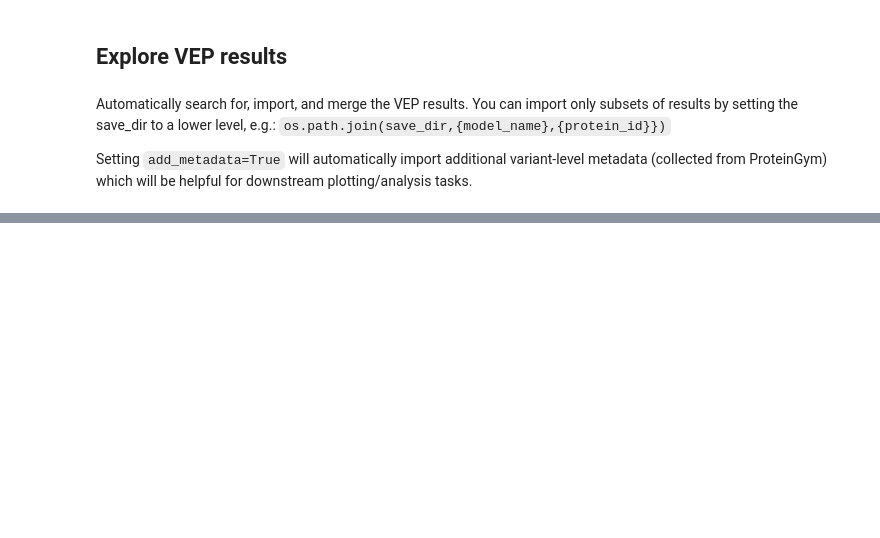
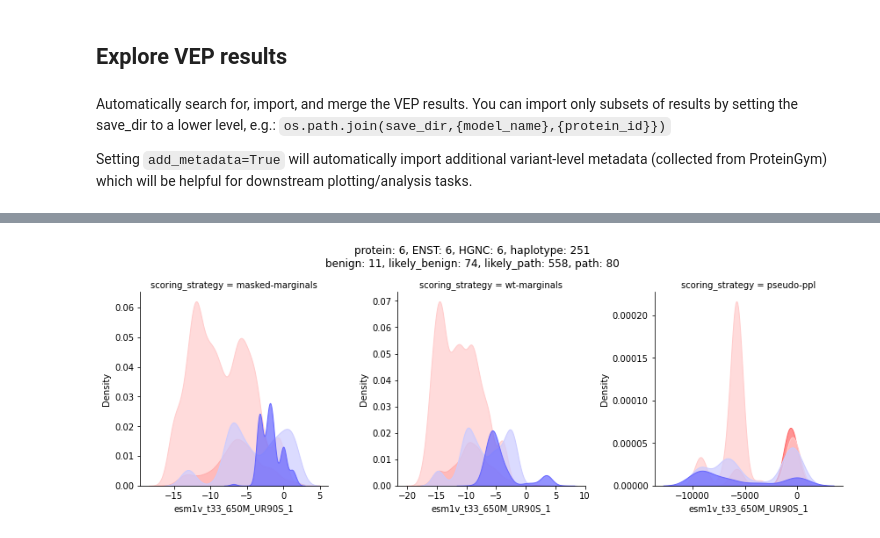
Before and after one commit to bschilder/VEP_protein, a Jupyter notebook: notebooks/VEP.ipynb, the cells around one changed output, grey strips where cells are left out. Drawn from its saved outputs; the diff is of its cells as text; code cells hidden in the pictures; blank space fills up the shorter version.

```diff
--- a/notebooks/VEP.ipynb
+++ b/notebooks/VEP.ipynb
@@ -254,2 +280,4 @@ KeyError: 'HGNC'
 # %%
-ESM.plot_vep_density( vep_df)
+ESM.plot_vep_density(vep_df, multiple='layer')
+# %% [output]
+[figure, added]
```
Also changed, not shown: parts of 7 cells of this notebook, 3 other files.
